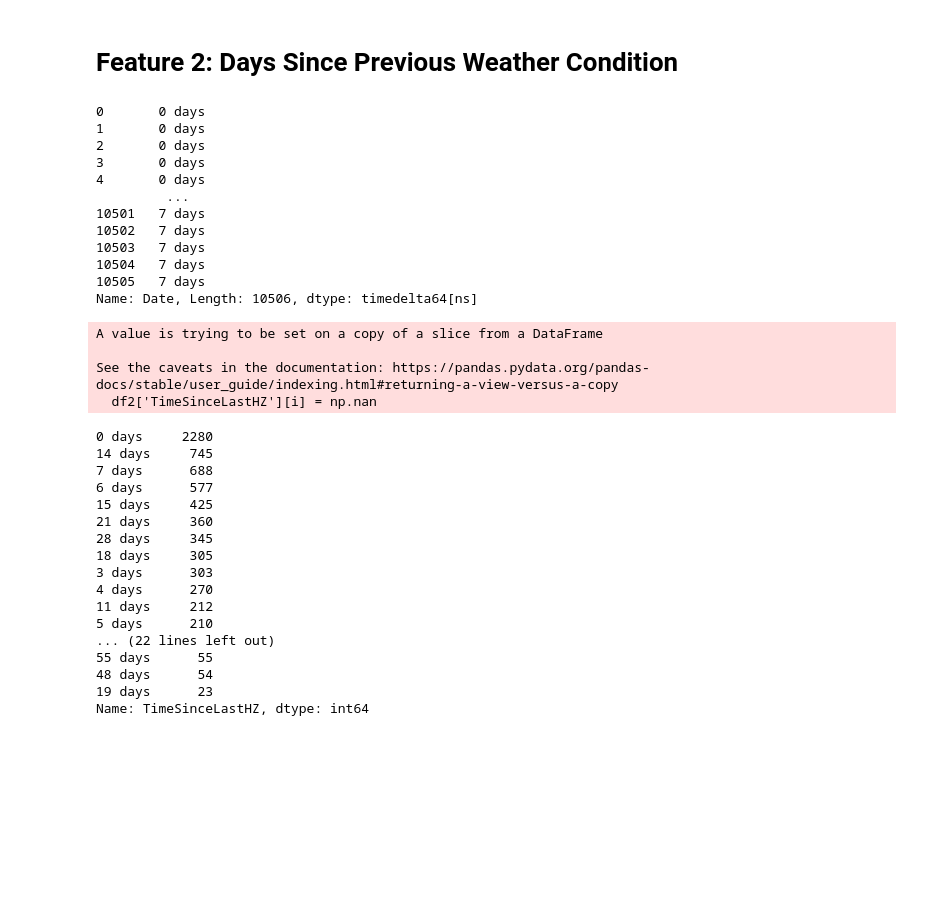
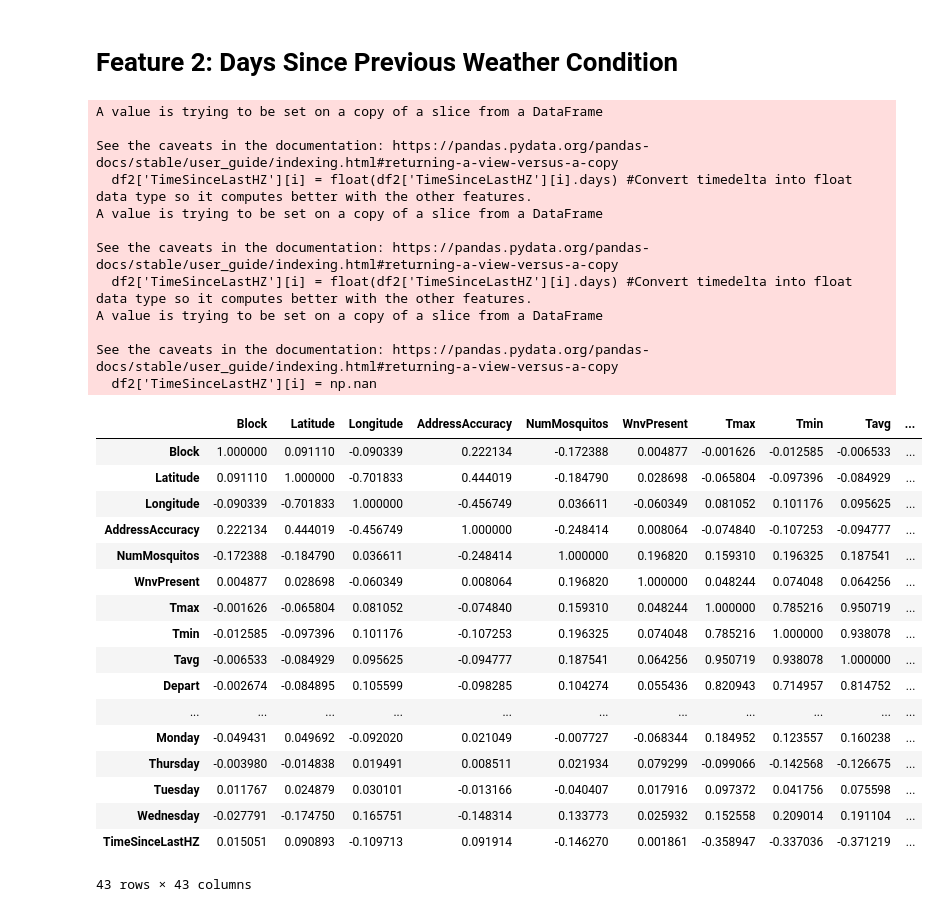
Before and after one commit to jasonhua805/WestNileVirus, a Jupyter notebook: Data Preprocessing & Feature Engineering.ipynb, the cells around one changed output. Saved outputs shown, nothing was run; the diff lists cells and outputs as text; code cells hidden in the pictures; blank space fills up the shorter version.

```diff
--- a/Data Preprocessing & Feature Engineering.ipynb
+++ b/Data Preprocessing & Feature Engineering.ipynb
@@ -58,24 +58,9 @@ plt.show();
 [figure]
 # %% [markdown]
 # Feature 2: Days Since Previous Weather Condition
-# %%
-df2['TimeSincePreviousWnvPresent'] = df2['Date'] - df2['Date'].where(df2['WnvPresent']==1).groupby(df2['Date']).ffill()
-# %%
-df2['Date'] - df2.groupby(df2['HZ'].eq(1).cumsum())['Date'].transform('min')
-# %% [output]
-0       0 days
-1       0 days
-2       0 days
-3       0 days
-4       0 days
-         ...
-10501   7 days
-10502   7 days
-10503   7 days
-10504   7 days
-10505   7 days
-Name: Date, Length: 10506, dtype: timedelta64[ns]
 # %%
+df2['TimeSinceLastHZ'] = df2['Date'] - df2.groupby(df2['HZ'].eq(1).cumsum())['Date'].transform('min')
+df2['TimeSinceLastHZ'] = df2['Date'] - df2.groupby(df2['HZ'].eq(1).cumsum())['Date'].transform('min')
 df2['TimeSinceLastHZ'] = df2['Date'] - df2.groupby(df2['HZ'].eq(1).cumsum())['Date'].transform('min')
 # There are ~two year gaps between the data - we want to mark off the start of a new year of data with "N/A" instead of 600+ days
 for i in range(len(df2['TimeSinceLastHZ'])):
@@ -83,26 +68,42 @@ for i in range(len(df2['TimeSinceLastHZ'])):
         df2['TimeSinceLastHZ'][i] = np.nan
     else:
         pass
-df2['TimeSinceLastHZ'].value_counts()
+    try:
+        df2['TimeSinceLastHZ'][i] = float(df2['TimeSinceLastHZ'][i].days) #Convert timedelta into float data type so it computes better with the other features.
+    except:
+        pass
+df2['TimeSinceLastHZ'] = pd.to_numeric(df2['TimeSinceLastHZ'],errors='coerce')
 # %% [output]
+A value is trying to be set on a copy of a slice from a DataFrame
+
+See the caveats in the documentation: https://pandas.pydata.org/pandas-docs/stable/user_guide/indexing.html#returning-a-view-versus-a-copy
+  df2['TimeSinceLastHZ'][i] = float(df2['TimeSinceLastHZ'][i].days) #Convert timedelta into float data type so it computes better with the other features.
+A value is trying to be set on a copy of a slice from a DataFrame
+
+See the caveats in the documentation: https://pandas.pydata.org/pandas-docs/stable/user_guide/indexing.html#returning-a-view-versus-a-copy
+  df2['TimeSinceLastHZ'][i] = float(df2['TimeSinceLastHZ'][i].days) #Convert timedelta into float data type so it computes better with the other features.
 A value is trying to be set on a copy of a slice from a DataFrame
 
 See the caveats in the documentation: https://pandas.pydata.org/pandas-docs/stable/user_guide/indexing.html#returning-a-view-versus-a-copy
   df2['TimeSinceLastHZ'][i] = np.nan
-0 days     2280
-14 days     745
-7 days      688
-6 days      577
-15 days     425
-21 days     360
-28 days     345
-18 days     305
-3 days      303
-4 days      270
-11 days     212
-5 days      210
-... (22 lines left out)
-55 days      55
-48 days      54
-19 days      23
-Name: TimeSinceLastHZ, dtype: int64
+# %%
+df2.corr()
+# %% [output]
+|  | Block | Latitude | Longitude | AddressAccuracy | NumMosquitos | WnvPresent | Tmax | Tmin | Tavg | ... |
+| Block | 1.000000 | 0.091110 | -0.090339 | 0.222134 | -0.172388 | 0.004877 | -0.001626 | -0.012585 | -0.006533 | ... |
+| Latitude | 0.091110 | 1.000000 | -0.701833 | 0.444019 | -0.184790 | 0.028698 | -0.065804 | -0.097396 | -0.084929 | ... |
+| Longitude | -0.090339 | -0.701833 | 1.000000 | -0.456749 | 0.036611 | -0.060349 | 0.081052 | 0.101176 | 0.095625 | ... |
+| AddressAccuracy | 0.222134 | 0.444019 | -0.456749 | 1.000000 | -0.248414 | 0.008064 | -0.074840 | -0.107253 | -0.094777 | ... |
+| NumMosquitos | -0.172388 | -0.184790 | 0.036611 | -0.248414 | 1.000000 | 0.196820 | 0.159310 | 0.196325 | 0.187541 | ... |
+| WnvPresent | 0.004877 | 0.028698 | -0.060349 | 0.008064 | 0.196820 | 1.000000 | 0.048244 | 0.074048 | 0.064256 | ... |
+| Tmax | -0.001626 | -0.065804 | 0.081052 | -0.074840 | 0.159310 | 0.048244 | 1.000000 | 0.785216 | 0.950719 | ... |
+| Tmin | -0.012585 | -0.097396 | 0.101176 | -0.107253 | 0.196325 | 0.074048 | 0.785216 | 1.000000 | 0.938078 | ... |
+| Tavg | -0.006533 | -0.084929 | 0.095625 | -0.094777 | 0.187541 | 0.064256 | 0.950719 | 0.938078 | 1.000000 | ... |
+| Depart | -0.002674 | -0.084895 | 0.105599 | -0.098285 | 0.104274 | 0.055436 | 0.820943 | 0.714957 | 0.814752 | ... |
+| ... | ... | ... | ... | ... | ... | ... | ... | ... | ... | ... |
+| Monday | -0.049431 | 0.049692 | -0.092020 | 0.021049 | -0.007727 | -0.068344 | 0.184952 | 0.123557 | 0.160238 | ... |
+| Thursday | -0.003980 | -0.014838 | 0.019491 | 0.008511 | 0.021934 | 0.079299 | -0.099066 | -0.142568 | -0.126675 | ... |
+| Tuesday | 0.011767 | 0.024879 | 0.030101 | -0.013166 | -0.040407 | 0.017916 | 0.097372 | 0.041756 | 0.075598 | ... |
+| Wednesday | -0.027791 | -0.174750 | 0.165751 | -0.148314 | 0.133773 | 0.025932 | 0.152558 | 0.209014 | 0.191104 | ... |
+| TimeSinceLastHZ | 0.015051 | 0.090893 | -0.109713 | 0.091914 | -0.146270 | 0.001861 | -0.358947 | -0.337036 | -0.371219 | ... |
+43 rows × 43 columns
```
Also changed, not shown: 2 other files.
